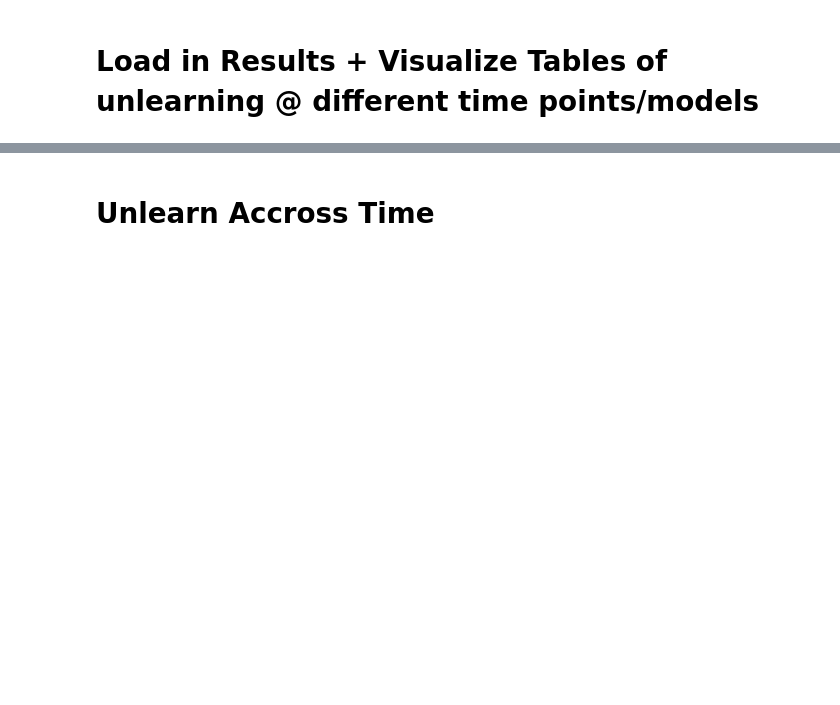
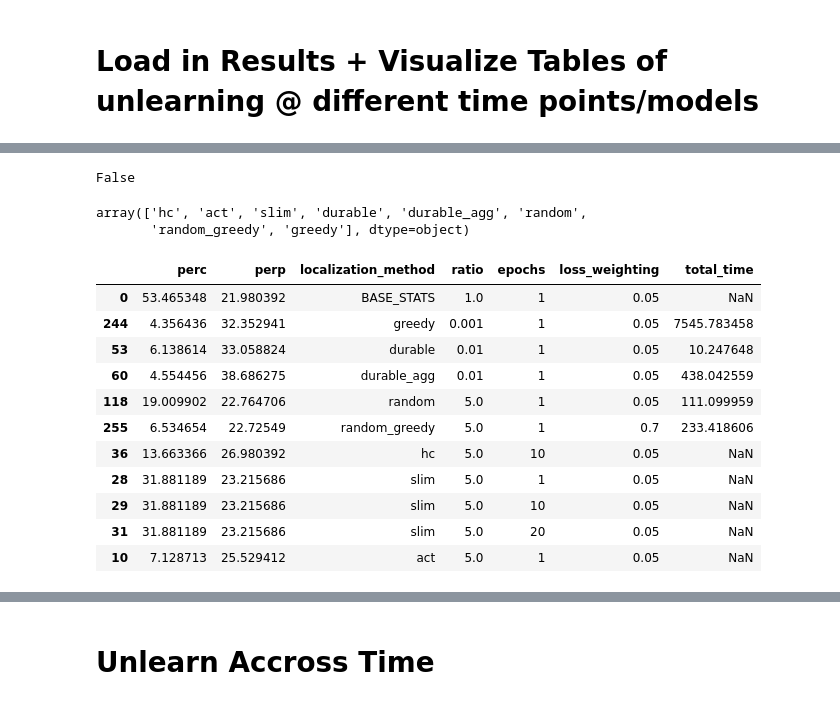
Before and after one commit to msakarvadia/memorization, a Jupyter notebook: figs/pythia_unlearning_results.ipynb, the cells around one changed output, grey strips where cells are left out. Cells and saved outputs as stored; diff of their text form; code cells hidden in the pictures; blank space fills up the shorter version.

```diff
--- a/figs/pythia_unlearning_results.ipynb
+++ b/figs/pythia_unlearning_results.ipynb
@@ -161,11 +175,31 @@ new[new.localization_method == "random_greedy"]
+# %%
+(new.perc < -2).any()
+# %% [output]
+False
 # %%
 import statistics
 import math
 def return_ideal_method_for_lang(base_early_stats, weight_early, perp_cutoff=500, mem_cutoff=100, backdoor=False):
   #desired columns
-  cols = ["perc", "perp",'localization_method','ratio','epochs','seed','loss_weighting','total_time']
+  cols = ["perc", "perp",'localization_method','ratio','epochs','loss_weighting','total_time']
+  loc_methods = ['greedy', 'durable', 'durable_agg', 'random', 'random_greedy', "hc", "slim", 'act', ]
   weight_early = weight_early[(weight_early.perp < perp_cutoff)]
-  weight_early = weight_early[weight_early.perc < mem_cutoff]
+
+  #weight_early = weight_early[weight_early.perc < mem_cutoff]
+
+  dfs = []
+  for loc_method in loc_methods:
+    mask = ((weight_early.localization_method == loc_method)  & (weight_early.perc < mem_cutoff))
+    if mask.any():
+        dfs.append(weight_early[mask].copy())
+    else:
+        #print(weight_early.localization_method.unique())
+        #print("loc_method:", loc_method)
+        mask = (weight_early.localization_method == loc_method)
+        #print(mask)
+        dfs.append(weight_early[mask].copy())
+    #print(len(dfs))
+  weight_early = pd.concat(dfs, axis=0)
 
   #Convert base stats to a df
   base_frame = base_early_stats.to_frame().T[cols]
@@ -180,8 +214,6 @@ def return_ideal_method_for_lang(base_early_stats, weight_early, perp_cutoff=500
 
   #Compute Scores
   for index, row in weight_early.iterrows():
-
-
     if row['unlearn_set_name'] == "mem":
         if row['perc_diff'] == 0:
             weight_early.loc[index, "score"] += 100 # this is how we penalize zero perc drop in mem
@@ -197,7 +229,7 @@ def return_ideal_method_for_lang(base_early_stats, weight_early, perp_cutoff=500
   df = pd.concat([df, base_frame])
 
   #Print out ideal method for each dist based on the min score
-  for unlearn_set in ['greedy', 'durable', 'durable_agg', 'random', 'random_greedy', "hc", "slim", 'act', ]:
+  for unlearn_set in loc_methods:
     #print(unlearn_set)
     subset = weight_early.loc[weight_early['localization_method'] == unlearn_set]
     if subset.shape[0] == 0:
@@ -211,3 +243,33 @@ def return_ideal_method_for_lang(base_early_stats, weight_early, perp_cutoff=500
   df[['ratio',]] *= 100
 
   return df.drop_duplicates()
+# %%
+df.localization_method.unique()
+# %% [output]
+array(['hc', 'act', 'slim', 'durable', 'durable_agg', 'random',
+       'random_greedy', 'greedy'], dtype=object)
+# %%
+result_path = "/pscratch/sd/m/mansisak/memorization/model_ckpts/143000/EleutherAI_edit/"
+
+file_name = "localization_results_143000.csv"
+
+df = pd.read_csv(f'{result_path}{file_name}')
+df.perc *= 100
+base_stats = df.loc[0].copy()
+df = df.drop_duplicates()
+df.head()
+
+return_ideal_method_for_lang(base_stats, df, perp_cutoff= 500, mem_cutoff=20, backdoor=False)
+# %% [output]
+|  | perc | perp | localization_method | ratio | epochs | loss_weighting | total_time |
+| 0 | 53.465348 | 21.980392 | BASE_STATS | 1.0 | 1 | 0.05 | NaN |
+| 244 | 4.356436 | 32.352941 | greedy | 0.001 | 1 | 0.05 | 7545.783458 |
+| 53 | 6.138614 | 33.058824 | durable | 0.01 | 1 | 0.05 | 10.247648 |
+| 60 | 4.554456 | 38.686275 | durable_agg | 0.01 | 1 | 0.05 | 438.042559 |
+| 118 | 19.009902 | 22.764706 | random | 5.0 | 1 | 0.05 | 111.099959 |
+| 255 | 6.534654 | 22.72549 | random_greedy | 5.0 | 1 | 0.7 | 233.418606 |
+| 36 | 13.663366 | 26.980392 | hc | 5.0 | 10 | 0.05 | NaN |
+| 28 | 31.881189 | 23.215686 | slim | 5.0 | 1 | 0.05 | NaN |
+| 29 | 31.881189 | 23.215686 | slim | 5.0 | 10 | 0.05 | NaN |
+| 31 | 31.881189 | 23.215686 | slim | 5.0 | 20 | 0.05 | NaN |
+| 10 | 7.128713 | 25.529412 | act | 5.0 | 1 | 0.05 | NaN |
```
Also changed, not shown: parts of 17 cells of this notebook, 2 other files.
